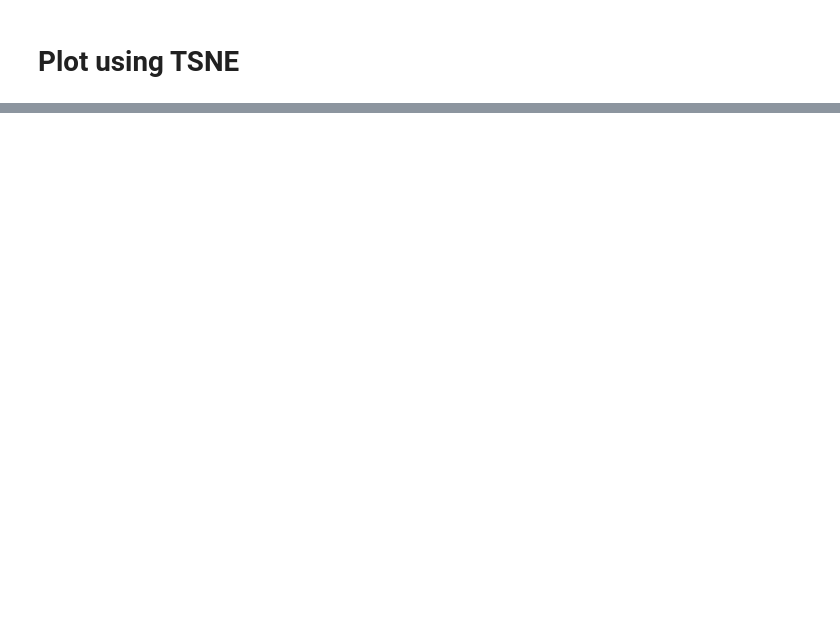
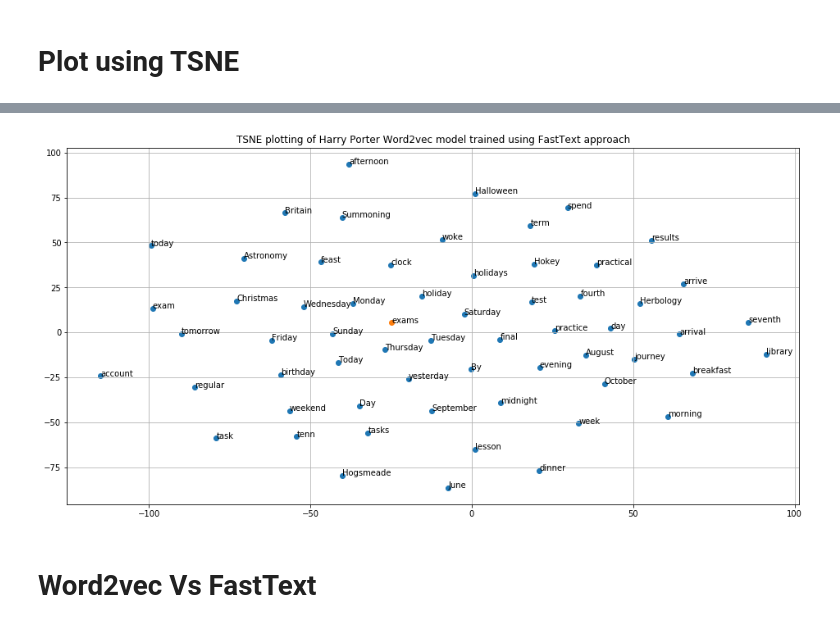
Before and after one commit to rameshjes/word-embeddings, a Jupyter notebook: HarryPorterToWord2Vec/word_embeddings_Porter_Books.ipynb, the cells around one changed output, grey strips where cells are left out. Saved outputs shown, nothing was run; the diff lists cells and outputs as text; code cells hidden in the pictures; blank space fills up the shorter version.

```diff
--- a/HarryPorterToWord2Vec/word_embeddings_Porter_Books.ipynb
+++ b/HarryPorterToWord2Vec/word_embeddings_Porter_Books.ipynb
@@ -210,0 +245,3 @@ TSNEPlot(new_model, 'Tuesday', dimension = 300)
+# %%
+model_name = "HarryPoterFastTextModel"
+model_ted.save(model_name)
@@ -210,0 +250,2 @@ TSNEPlot(new_model, 'Tuesday', dimension = 300)
+# %%
+saved_model = FastText.load(model_name)
@@ -210,0 +279,6 @@ TSNEPlot(new_model, 'Tuesday', dimension = 300)
+# %%
+TSNEPlot(saved_model, 'Tuesday', dimension = 300, text= "TSNE plotting of Harry Porter Word2vec model trained using FastText approach")
+# %% [output]
+[figure, added]
+# %% [markdown]
+# Word2vec Vs FastText
```
Also changed, not shown: parts of 11 cells of this notebook, 2 other files.
